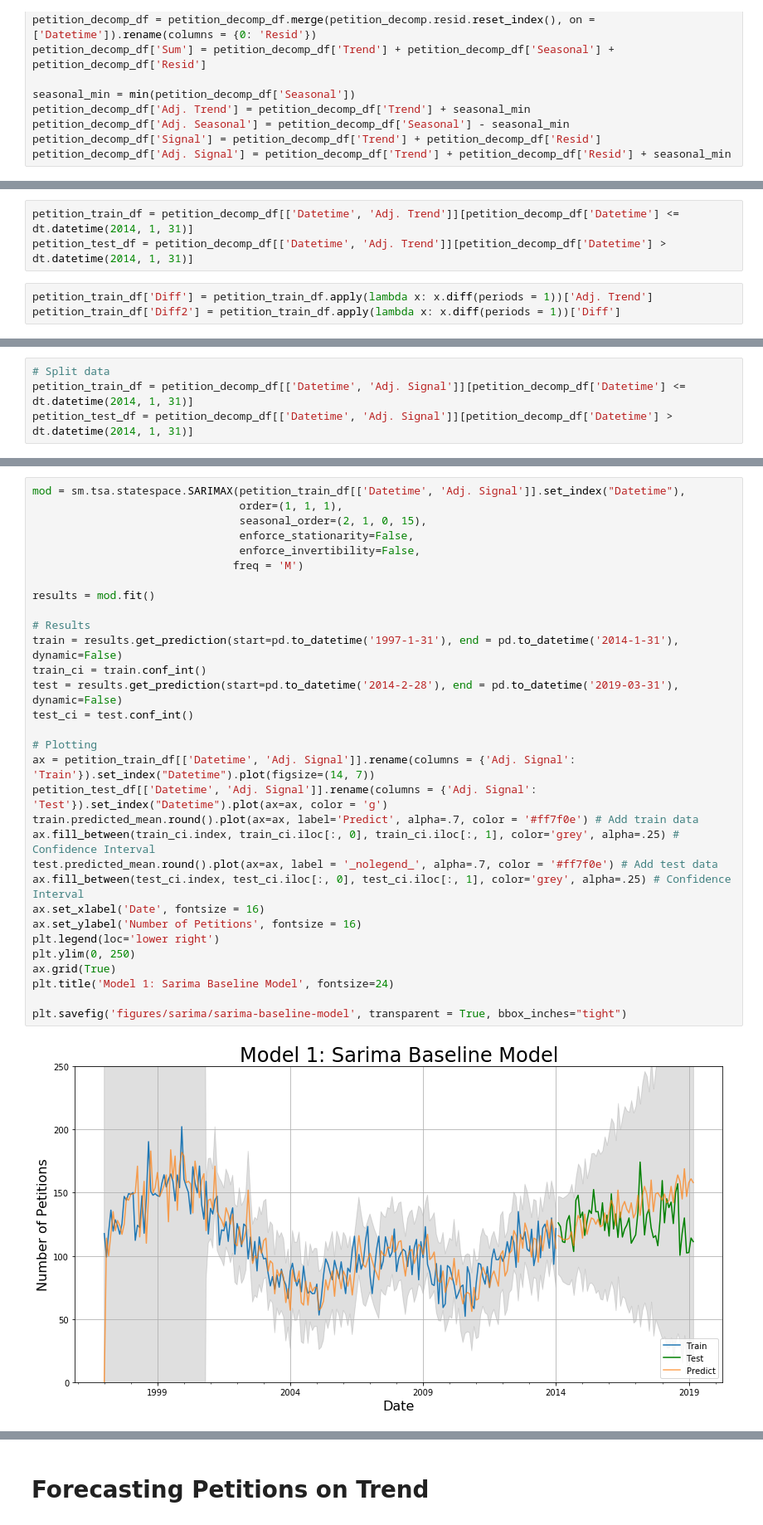
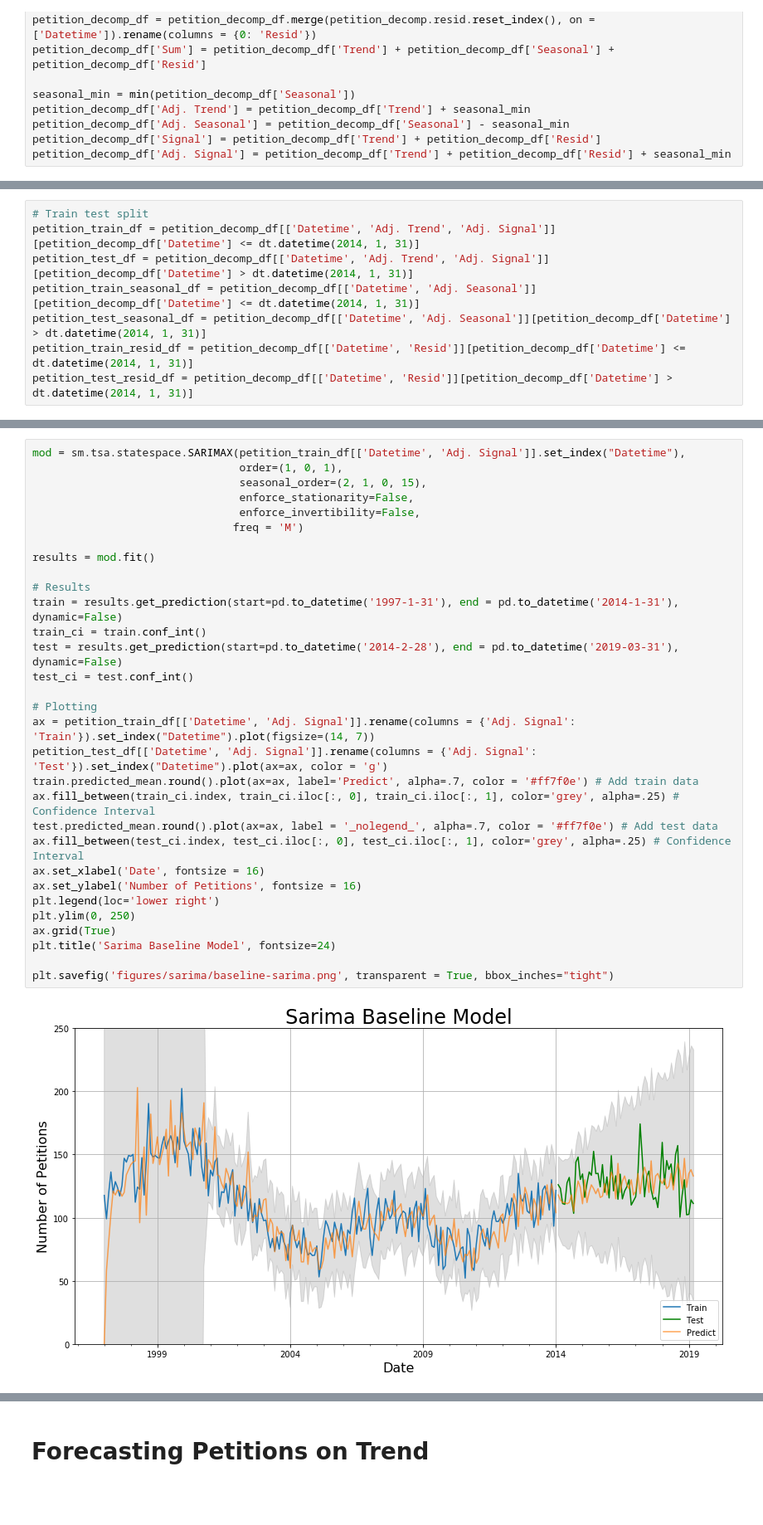
Before and after one commit to harrisonized/Predicting_Rent_Petitions_in_SF, a Jupyter notebook: sarima.ipynb, the cells around one changed output, grey strips where cells are left out. Shown at 83% size. Saved outputs shown, nothing was run; the diff lists cells and outputs as text; blank space fills up the shorter version.

```diff
--- a/sarima.ipynb
+++ b/sarima.ipynb
@@ -107,6 +107,8 @@ plt.show()
 # %%
-petition_train_df = petition_decomp_df[['Datetime', 'Adj. Trend']][petition_decomp_df['Datetime'] <= dt.datetime(2014, 1, 31)]
-petition_test_df = petition_decomp_df[['Datetime', 'Adj. Trend']][petition_decomp_df['Datetime'] > dt.datetime(2014, 1, 31)]
+# Train test split
+petition_train_df = petition_decomp_df[['Datetime', 'Adj. Trend', 'Adj. Signal']][petition_decomp_df['Datetime'] <= dt.datetime(2014, 1, 31)]
+petition_test_df = petition_decomp_df[['Datetime', 'Adj. Trend', 'Adj. Signal']][petition_decomp_df['Datetime'] > dt.datetime(2014, 1, 31)]
+petition_train_seasonal_df = petition_decomp_df[['Datetime', 'Adj. Seasonal']][petition_decomp_df['Datetime'] <= dt.datetime(2014, 1, 31)]
+petition_test_seasonal_df = petition_decomp_df[['Datetime', 'Adj. Seasonal']][petition_decomp_df['Datetime'] > dt.datetime(2014, 1, 31)]
+petition_train_resid_df = petition_decomp_df[['Datetime', 'Resid']][petition_decomp_df['Datetime'] <= dt.datetime(2014, 1, 31)]
+petition_test_resid_df = petition_decomp_df[['Datetime', 'Resid']][petition_decomp_df['Datetime'] > dt.datetime(2014, 1, 31)]
-# %%
-petition_train_df['Diff'] = petition_train_df.apply(lambda x: x.diff(periods = 1))['Adj. Trend']
-petition_train_df['Diff2'] = petition_train_df.apply(lambda x: x.diff(periods = 1))['Diff']
@@ -140,7 +115,3 @@ plt.show()
-# %%
-# Split data
-petition_train_df = petition_decomp_df[['Datetime', 'Adj. Signal']][petition_decomp_df['Datetime'] <= dt.datetime(2014, 1, 31)]
-petition_test_df = petition_decomp_df[['Datetime', 'Adj. Signal']][petition_decomp_df['Datetime'] > dt.datetime(2014, 1, 31)]
 # %%
 fig, ax = plt.subplots(figsize=(14, 7))
 plt.plot(petition_train_df[['Datetime', 'Adj. Signal']].set_index("Datetime"), label = 'Train')
@@ -158,34 +143,34 @@ Text(0.5,1,'Train-Test Split')
 # %%
 mod = sm.tsa.statespace.SARIMAX(petition_train_df[['Datetime', 'Adj. Signal']].set_index("Datetime"),
-                                order=(1, 1, 1),
+                                order=(1, 0, 1),
                                 seasonal_order=(2, 1, 0, 15),
                                 enforce_stationarity=False,
                                 enforce_invertibility=False,
                                freq = 'M')
 
 results = mod.fit()
 
 # Results
 train = results.get_prediction(start=pd.to_datetime('1997-1-31'), end = pd.to_datetime('2014-1-31'), dynamic=False)
 train_ci = train.conf_int()
 test = results.get_prediction(start=pd.to_datetime('2014-2-28'), end = pd.to_datetime('2019-03-31'), dynamic=False)
 test_ci = test.conf_int()
 
 # Plotting
 ax = petition_train_df[['Datetime', 'Adj. Signal']].rename(columns = {'Adj. Signal': 'Train'}).set_index("Datetime").plot(figsize=(14, 7))
 petition_test_df[['Datetime', 'Adj. Signal']].rename(columns = {'Adj. Signal': 'Test'}).set_index("Datetime").plot(ax=ax, color = 'g')
 train.predicted_mean.round().plot(ax=ax, label='Predict', alpha=.7, color = '#ff7f0e') # Add train data
 ax.fill_between(train_ci.index, train_ci.iloc[:, 0], train_ci.iloc[:, 1], color='grey', alpha=.25) # Confidence Interval
 test.predicted_mean.round().plot(ax=ax, label = '_nolegend_', alpha=.7, color = '#ff7f0e') # Add test data
 ax.fill_between(test_ci.index, test_ci.iloc[:, 0], test_ci.iloc[:, 1], color='grey', alpha=.25) # Confidence Interval
 ax.set_xlabel('Date', fontsize = 16)
 ax.set_ylabel('Number of Petitions', fontsize = 16)
 plt.legend(loc='lower right')
 plt.ylim(0, 250)
 ax.grid(True)
-plt.title('Model 1: Sarima Baseline Model', fontsize=24)
+plt.title('Sarima Baseline Model', fontsize=24)
 
-plt.savefig('figures/sarima/sarima-baseline-model', transparent = True, bbox_inches="tight")
+plt.savefig('figures/sarima/baseline-sarima.png', transparent = True, bbox_inches="tight")
 # %% [output]
-[figure, old version]
+[figure, new version]
 # %%
```
Also changed, not shown: parts of 35 cells of this notebook, 8 other files.
